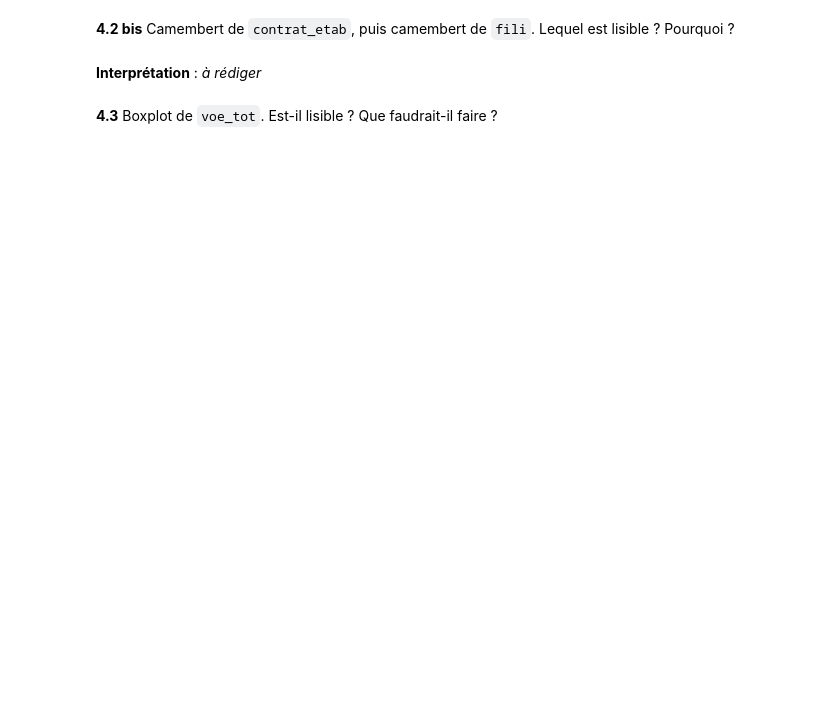
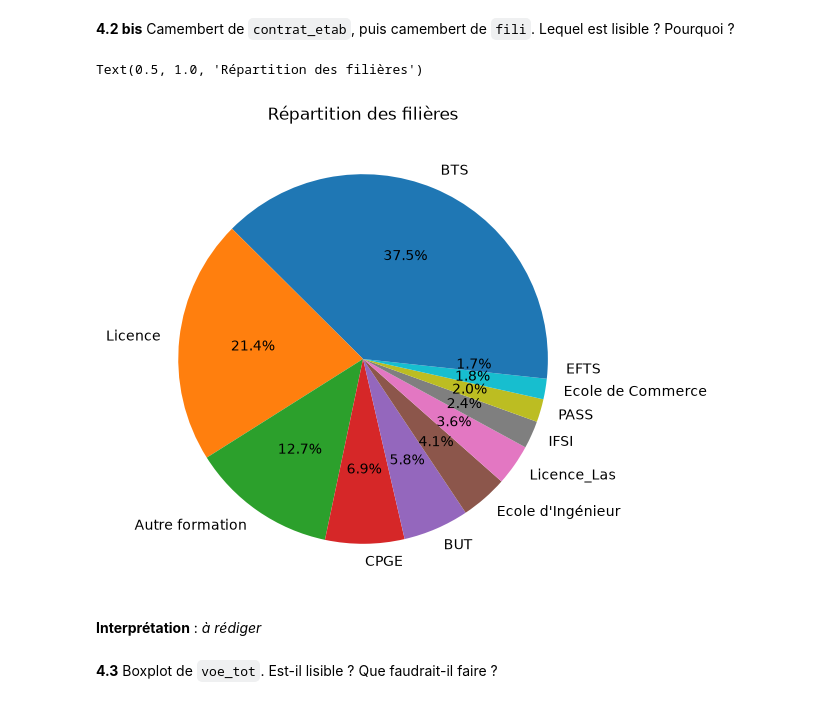
Before and after one commit to Mickael-C21/Analyse_univariee_bivariee, a Jupyter notebook: TP_Parcoursup.ipynb, the cells around one changed output. Drawn from its saved outputs; the diff is of its cells as text; code cells hidden in the pictures; blank space fills up the shorter version.

```diff
--- a/TP_Parcoursup.ipynb
+++ b/TP_Parcoursup.ipynb
@@ -293,5 +309,12 @@ IQR de taux_acces_ens : 48.0
 # %% [markdown]
 **4.2 bis** Camembert de `contrat_etab`, puis camembert de `fili`. Lequel est lisible ? Pourquoi ?
+# %%
+plt.figure(figsize=(10, 6))
+plt.pie(df['fili'].value_counts(), labels=df['fili'].value_counts().index, autopct='%1.1f%%')
+plt.title("Répartition des filières")
+# %% [output]
+Text(0.5, 1.0, 'Répartition des filières')
+[figure, added]
 # %% [markdown]
 **Interprétation** : _à rédiger_
 # %% [markdown]
```
Also changed, not shown: parts of 4 cells of this notebook.
